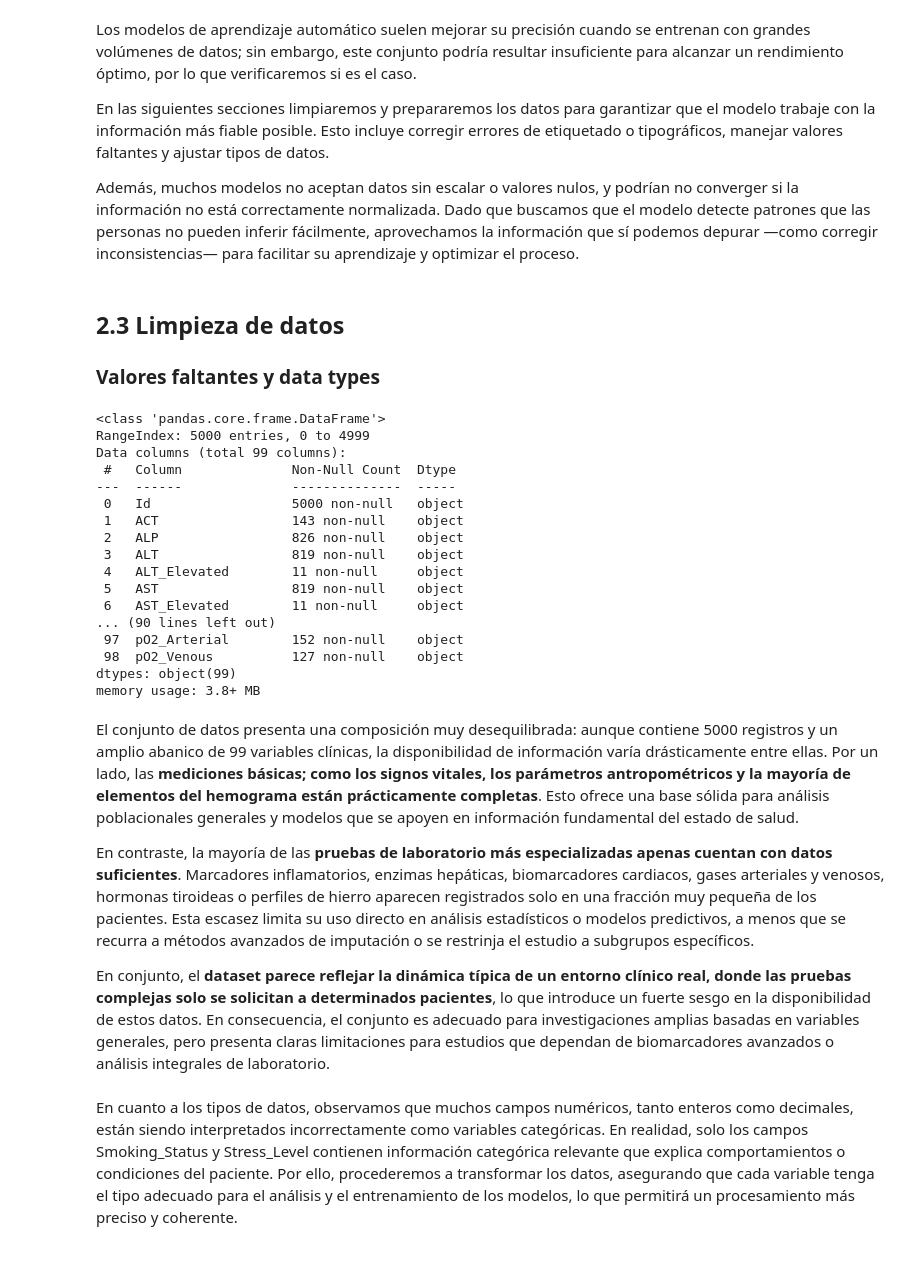
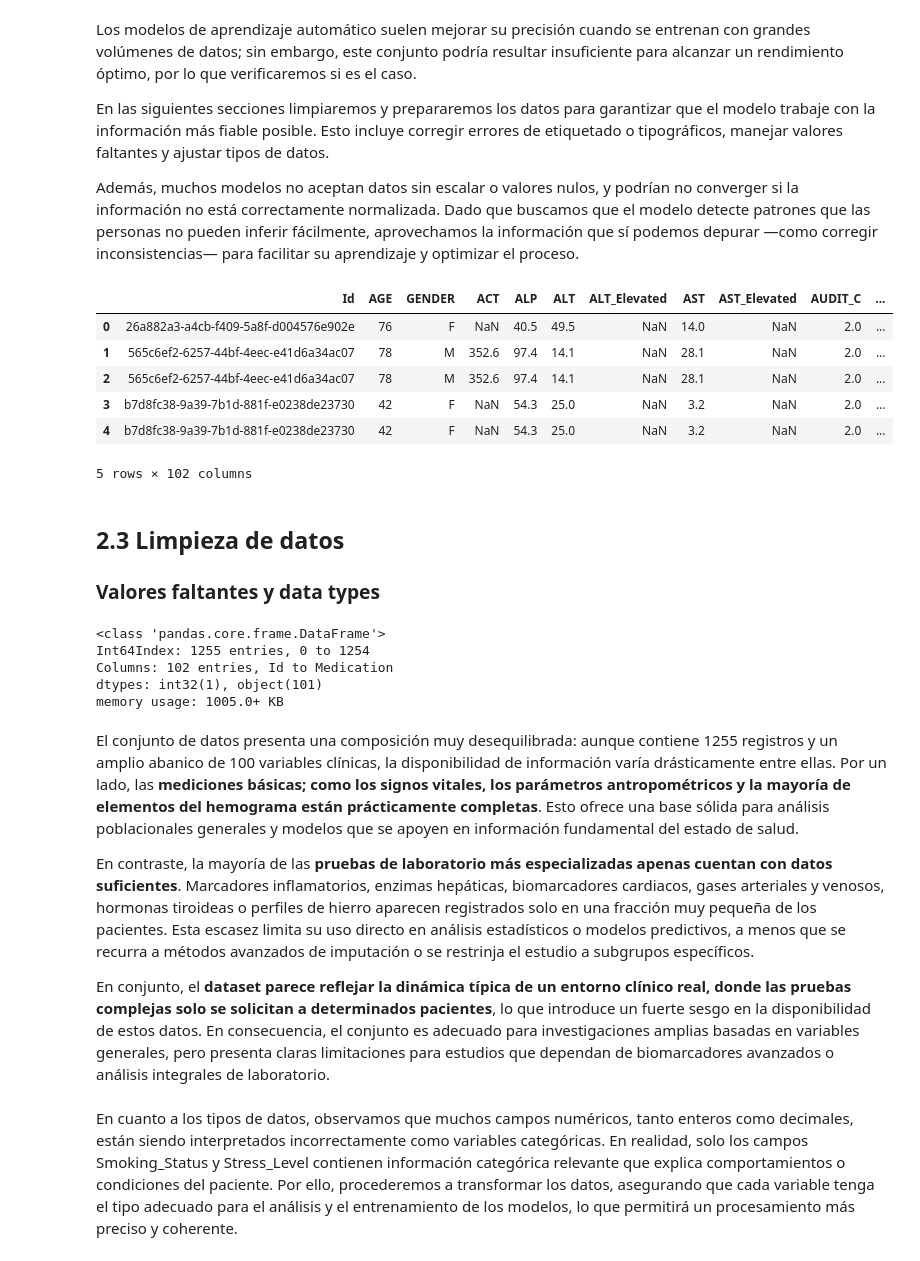
Before and after one commit to anavagi/anticoagulant-patology-analysis, a Jupyter notebook: Exploration_and_Classification.ipynb, the cells around one changed output. Saved outputs shown, nothing was run; the diff lists cells and outputs as text; code cells hidden in the pictures.

```diff
--- a/Exploration_and_Classification.ipynb
+++ b/Exploration_and_Classification.ipynb
@@ -191,0 +193,3 @@ Vamos a cargar los datos del fichero `observations.csv`:
+# %%
+df_medications = pd.read_csv("data/medications.csv")
+df_medications.head()
@@ -438,0 +425,7 @@ df_patients_observations_pivot.head()
+# %%
+df_patients_observations_INR = df_patients_observations[
+    (df_patients_observations['INR'] != 0) &
+    (df_patients_observations['INR'].notna())
+]
+
+df_patients_observations_INR.head()
@@ -438,0 +464,9 @@ df_patients_observations_pivot.head()
+# %%
+from utils.cleaner_category_match import categorize_meds, drop_meds_by_category
+
+# Categorizar medicamentos
+df_medications = categorize_meds(df_medications)
+# Ahora sí se puede filtrar
+df_medications = drop_meds_by_category(df_medications, [
+    'antibiotic', 'analgesic','antihypertensive','antidiabetic','hormone','statin','inhaler','immunotherapy', 'other'
+])
@@ -442,32 +490,48 @@ Los modelos de aprendizaje automático suelen mejorar su precisión cuando se en
 En las siguientes secciones limpiaremos y prepararemos los datos para garantizar que el modelo trabaje con la información más fiable posible. Esto incluye corregir errores de etiquetado o tipográficos, manejar valores faltantes y ajustar tipos de datos.
 
 Además, muchos modelos no aceptan datos sin escalar o valores nulos, y podrían no converger si la información no está correctamente normalizada. Dado que buscamos que el modelo detecte patrones que las personas no pueden inferir fácilmente, aprovechamos la información que sí podemos depurar —como corregir inconsistencias— para facilitar su aprendizaje y optimizar el proceso.
+# %%
+df_medications = df_medications[['PATIENT','DESCRIPTION']]
+
+# - df_patients (izquierda) tiene la columna clave 'Id'
+# - df_observations (derecha) tiene la columna clave 'PATIENT'
+
+df_patients_observations_medications_INR = pd.merge(
+    df_patients_observations_INR,        # DataFrame de la izquierda
+    df_medications,  # DataFrame de la derecha
+    left_on='Id',           # <--- Columna clave en el DataFrame de la izquierda (df_patients)
+    right_on='PATIENT',     # <--- Columna clave en el DataFrame de la derecha (df_observations)
+    how='left'              # Tipo de unión (mantiene todos los pacientes del df_patients)
+)
+
+#Eliminamos la columna PATIENT para no tener duplicados en el identificador
+columnas_a_eliminar = ['PATIENT']
+df_patients_observations_medications_INR = df_patients_observations_medications_INR.drop(columns=columnas_a_eliminar)
+df_patients_observations_medications_INR = df_patients_observations_medications_INR.rename(columns={'DESCRIPTION': 'Medication'})
+df_patients_observations_medications_INR.to_csv('data/df_patients_observations_medications_INR.csv')
+df_patients_observations_medications_INR.head()
+# %% [output]
+|  | Id | AGE | GENDER | ACT | ALP | ALT | ALT_Elevated | AST | AST_Elevated | AUDIT_C | ... |
+| 0 | 26a882a3-a4cb-f409-5a8f-d004576e902e | 76 | F | NaN | 40.5 | 49.5 | NaN | 14.0 | NaN | 2.0 | ... |
+| 1 | 565c6ef2-6257-44bf-4eec-e41d6a34ac07 | 78 | M | 352.6 | 97.4 | 14.1 | NaN | 28.1 | NaN | 2.0 | ... |
+| 2 | 565c6ef2-6257-44bf-4eec-e41d6a34ac07 | 78 | M | 352.6 | 97.4 | 14.1 | NaN | 28.1 | NaN | 2.0 | ... |
+| 3 | b7d8fc38-9a39-7b1d-881f-e0238de23730 | 42 | F | NaN | 54.3 | 25.0 | NaN | 3.2 | NaN | 2.0 | ... |
+| 4 | b7d8fc38-9a39-7b1d-881f-e0238de23730 | 42 | F | NaN | 54.3 | 25.0 | NaN | 3.2 | NaN | 2.0 | ... |
+5 rows × 102 columns
 # %% [markdown]
 ## 2.3 Limpieza de datos
 
 ### Valores faltantes y data types
 # %%
-df_patients_observations_pivot.info()
+df_patients_observations_medications_INR.info()
 # %% [output]
 <class 'pandas.core.frame.DataFrame'>
-RangeIndex: 5000 entries, 0 to 4999
-Data columns (total 99 columns):
- #   Column              Non-Null Count  Dtype
----  ------              --------------  -----
- 0   Id                  5000 non-null   object
- 1   ACT                 143 non-null    object
- 2   ALP                 826 non-null    object
- 3   ALT                 819 non-null    object
- 4   ALT_Elevated        11 non-null     object
- 5   AST                 819 non-null    object
- 6   AST_Elevated        11 non-null     object
-... (90 lines left out)
- 97  pO2_Arterial        152 non-null    object
- 98  pO2_Venous          127 non-null    object
-dtypes: object(99)
-memory usage: 3.8+ MB
+Int64Index: 1255 entries, 0 to 1254
+Columns: 102 entries, Id to Medication
+dtypes: int32(1), object(101)
+memory usage: 1005.0+ KB
 # %% [markdown]
-El conjunto de datos presenta una composición muy desequilibrada: aunque contiene 5000 registros y un amplio abanico de 99 variables clínicas, la disponibilidad de información varía drásticamente entre ellas.
+El conjunto de datos presenta una composición muy desequilibrada: aunque contiene 1255 registros y un amplio abanico de 100 variables clínicas, la disponibilidad de información varía drásticamente entre ellas.
 Por un lado, las **mediciones básicas; como los signos vitales, los parámetros antropométricos y la mayoría de elementos del hemograma están prácticamente completas**. Esto ofrece una base sólida para análisis poblacionales generales y modelos que se apoyen en información fundamental del estado de salud.
 
 En contraste, la mayoría de las **pruebas de laboratorio más especializadas apenas cuentan con datos suficientes**. Marcadores inflamatorios, enzimas hepáticas, biomarcadores cardiacos, gases arteriales y venosos, hormonas tiroideas o perfiles de hierro aparecen registrados solo en una fracción muy pequeña de los pacientes. Esta escasez limita su uso directo en análisis estadísticos o modelos predictivos, a menos que se recurra a métodos avanzados de imputación o se restrinja el estudio a subgrupos específicos.
```
Also changed, not shown: parts of 54 cells of this notebook.
